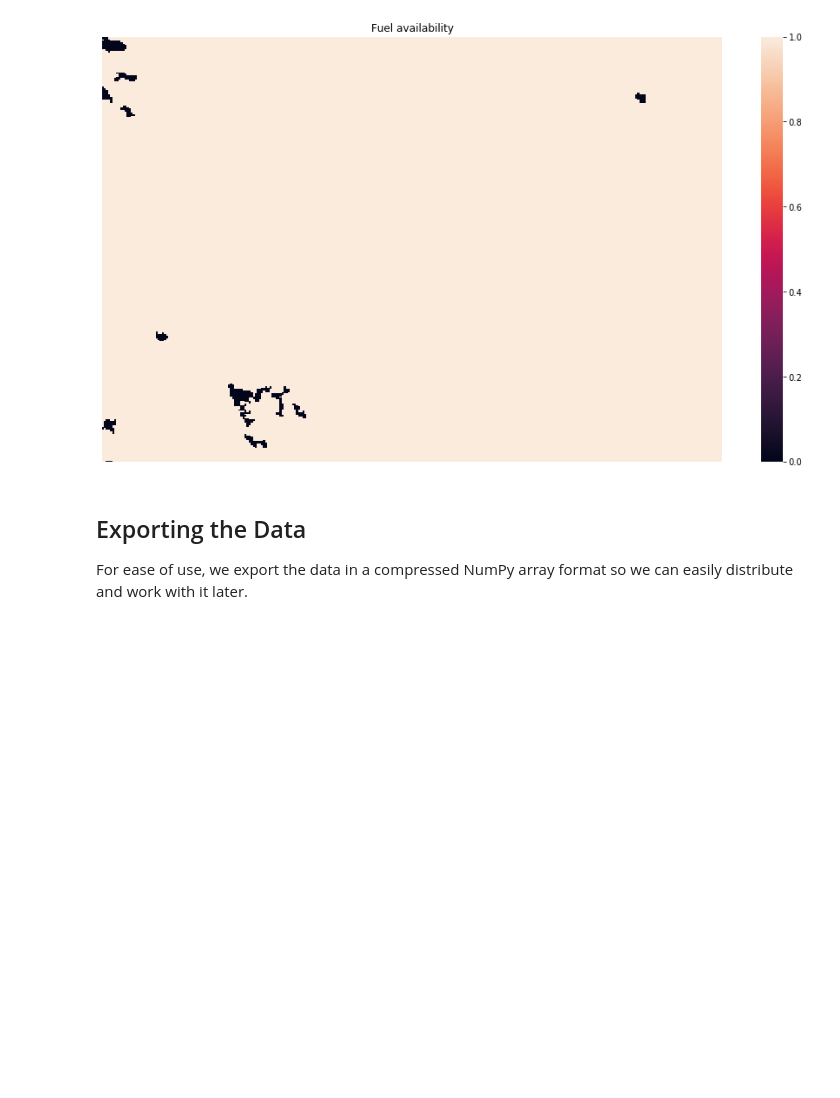
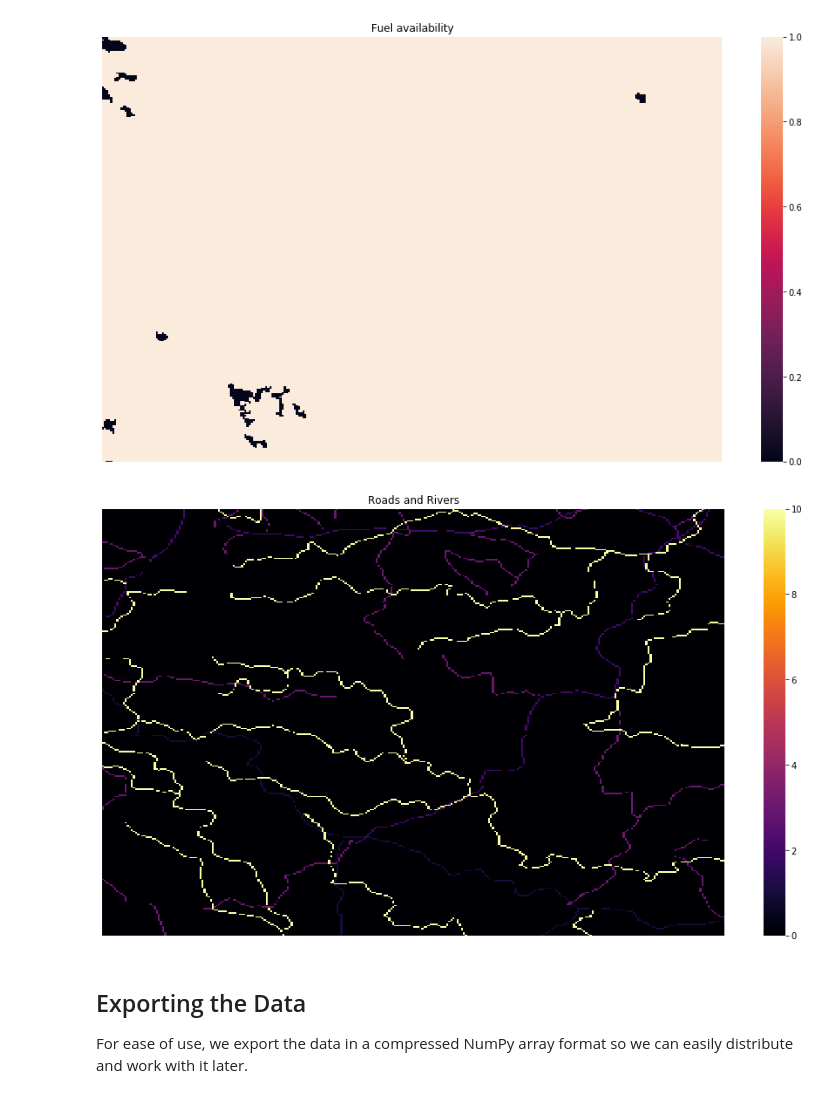
Before and after one commit to thearchitector/wind-and-fire, a Jupyter notebook: code/data.ipynb, the cells around one changed output. Drawn from its saved outputs; the diff is of its cells as text; code cells hidden in the pictures; blank space fills up the shorter version.

Commit message:
Add roads and rivers

```diff
--- a/code/data.ipynb
+++ b/code/data.ipynb
@@ -145,6 +145,17 @@ plt.title("Fuel availability")
 plt.show()
 # %% [output]
 [figure]
+# %%
+roads_rivers = np.load('../data/RoadsandRivers.npy')
+
+plt.figure(figsize=(16, 9))
+ax = sns.heatmap(roads_rivers, cmap='inferno')
+ax.invert_yaxis()
+plt.axis(False)
+plt.title("Roads and Rivers")
+plt.show()
+# %% [output]
+[figure, added]
 # %% [markdown]
 ## Exporting the Data
 For ease of use, we export the data in a compressed NumPy array format so we can easily distribute and work with it later.
```
Also changed, not shown: parts of 1 cell of this notebook, 1 other file.
